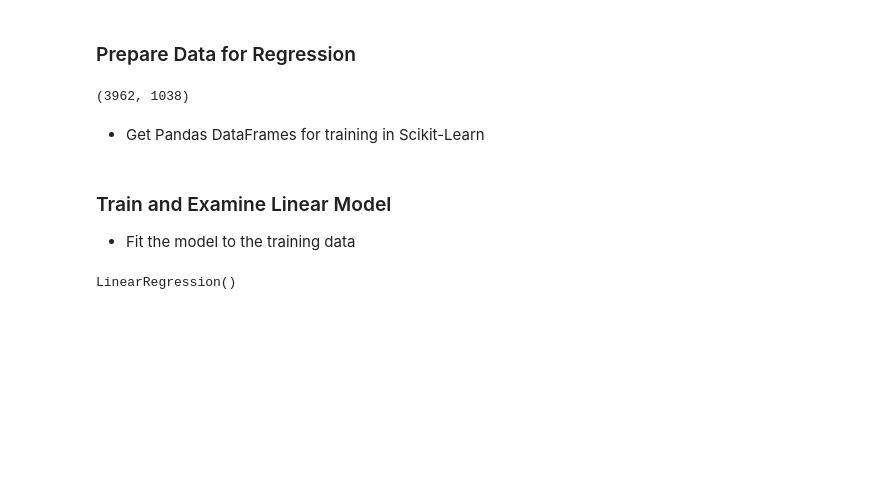
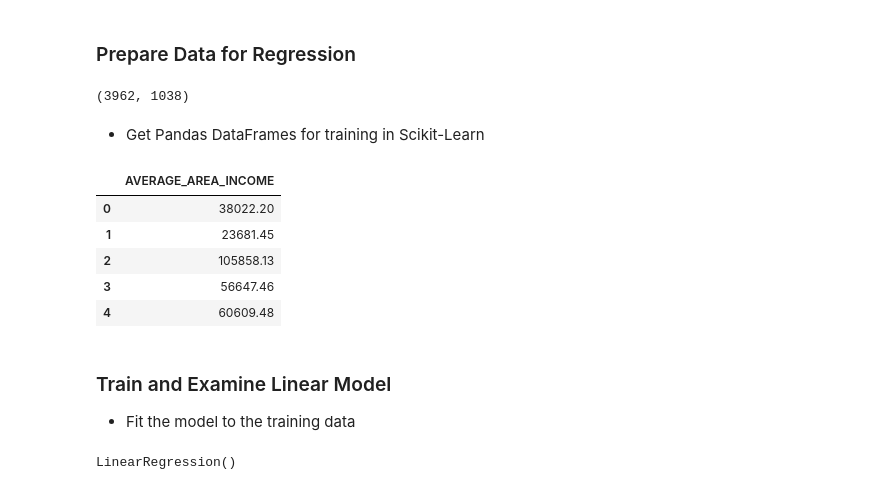
Before and after one commit to SqueakyDuck922/snowflake-datasciencelabs-jupyter, a Jupyter notebook: 7_train_models/Labs/snowpark_scikit-learn/linear_regression_snowpark_MINE.ipynb, the cells around one changed output. Saved outputs shown, nothing was run; the diff lists cells and outputs as text; code cells hidden in the pictures; blank space fills up the shorter version.

```diff
--- a/7_train_models/Labs/snowpark_scikit-learn/linear_regression_snowpark_MINE.ipynb
+++ b/7_train_models/Labs/snowpark_scikit-learn/linear_regression_snowpark_MINE.ipynb
@@ -233,6 +233,16 @@ housingDF = housingDF.select('average_area_income', 'price')
 # %%
 train_x_PDF = housing_trainDF.drop('price').toPandas()
 train_y_PDF = housing_trainDF.select('price').toPandas()
+# %%
+# MyNote: train_x_PDF has just one column AVERAGE_AREA_INCOME
+train_x_PDF.head(5)
+# %% [output]
+|  | AVERAGE_AREA_INCOME |
+| 0 | 38022.20 |
+| 1 | 23681.45 |
+| 2 | 105858.13 |
+| 3 | 56647.46 |
+| 4 | 60609.48 |
 # %% [markdown]
 ### Train and Examine Linear Model
 - Fit the model to the training data
```
Also changed, not shown: 1 other file.
